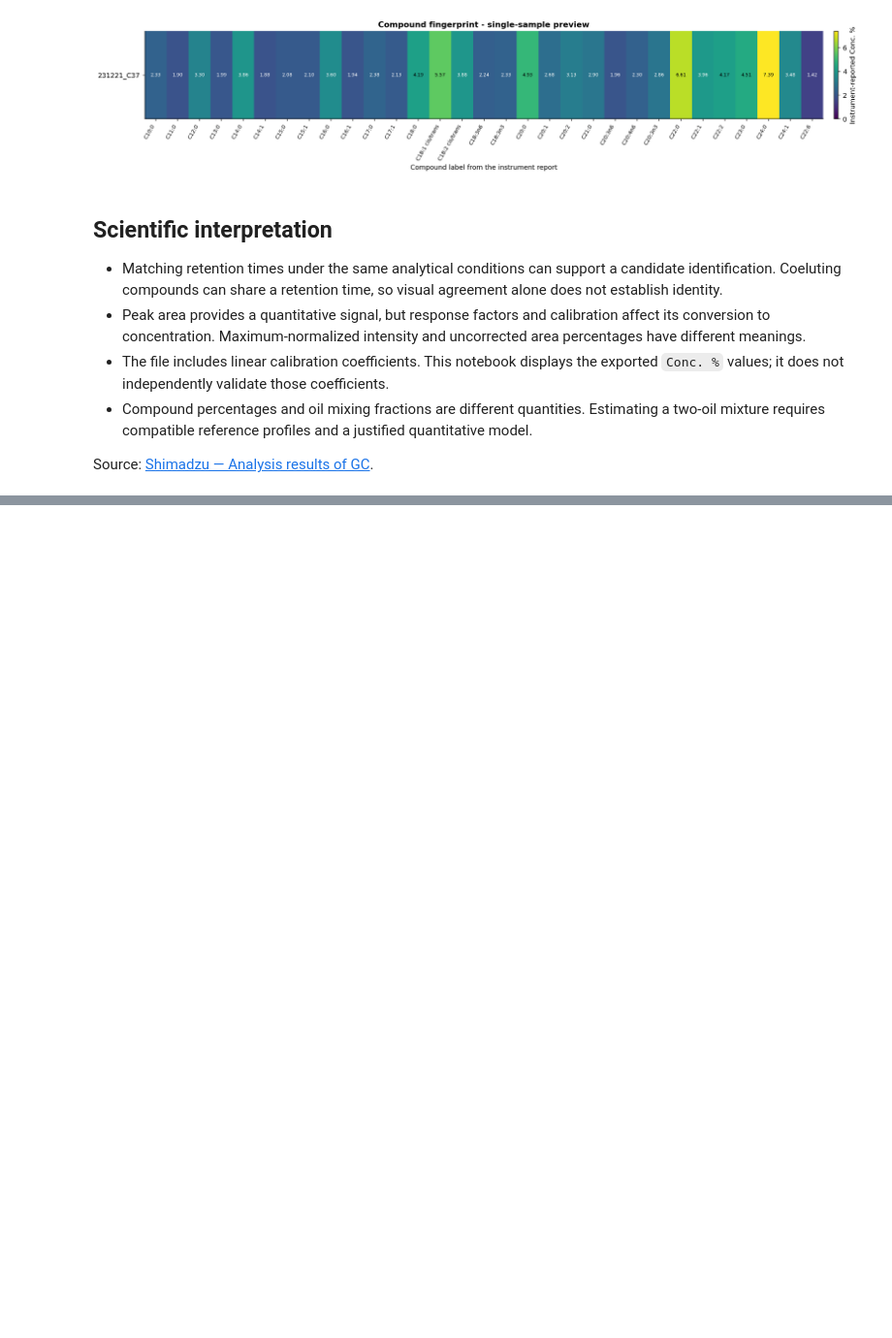
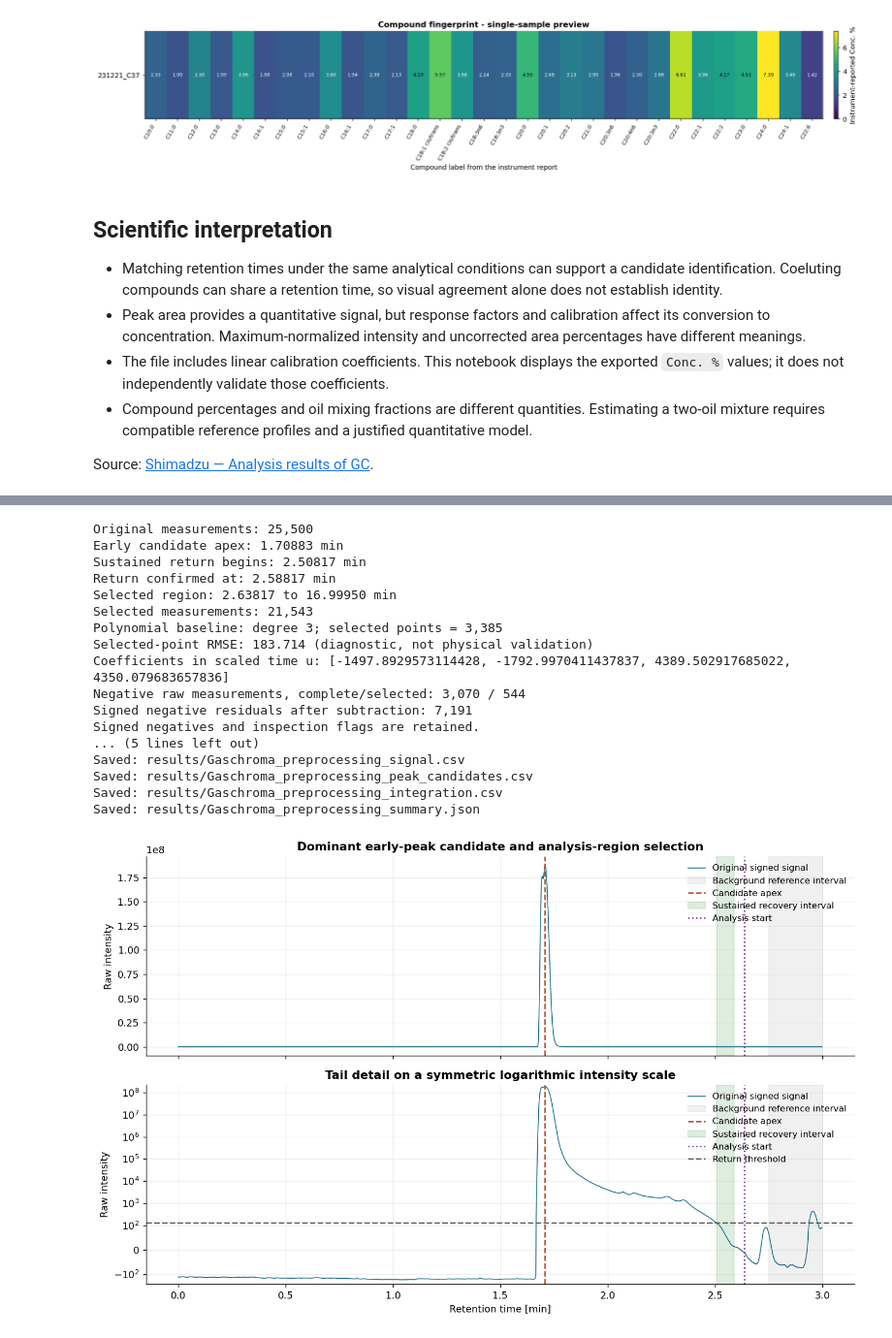
Before and after one commit to Mo-Kamrani/gas-chromatography-analysis, a Jupyter notebook: gas_chromatography.ipynb, the cells around one changed output, grey strips where cells are left out. Shown at 97% size. Drawn from its saved outputs; the diff is of its cells as text; code cells hidden in the pictures; blank space fills up the shorter version.

```diff
--- a/gas_chromatography.ipynb
+++ b/gas_chromatography.ipynb
@@ -580,0 +1066,20 @@ Source: [Shimadzu — Analysis results of GC](https://www.shimadzu.eu/service-su
+# %%
+def inspect_negative_values(raw_full, raw_selected, corrected, settings):
+    """Report signed negatives without rectification, clipping, or deletion."""
+    sigma = estimate_noise_sigma(corrected, settings["noise_floor"])
+    inspection_limit = settings["negative_sigma_factor"] * sigma
+    return {
+        "raw_full_negative_count": int(np.count_nonzero(raw_full < 0)),
+        "raw_selected_negative_count": int(np.count_nonzero(raw_selected < 0)),
+        "corrected_negative_count": int(np.count_nonzero(corrected < 0)),
+        "corrected_below_inspection_limit_count": int(np.count_nonzero(corrected < -inspection_limit)),
+        "minimum_corrected_intensity": float(np.min(corrected)),
+        "high_frequency_noise_sigma": sigma,
+        "negative_inspection_limit": float(-inspection_limit),
+        "policy": "preserve signed values",
+        "interpretation": (
+            "The noise estimate uses adjacent differences and can be low for correlated data. "
+            "Values below the limit are inspection flags, not evidence of absence or automatic errors. "
+            "Slow background deviations and genuine negative signals also contribute."
+        ),
+    }
@@ -580,0 +1613,48 @@ Source: [Shimadzu — Analysis results of GC](https://www.shimadzu.eu/service-su
+# %%
+preprocessing_lines = read_file(INPUT_PATH, ENCODING)
+preprocessing_time, preprocessing_raw = extract_chromatogram(preprocessing_lines, SECTION)
+preprocessed = preprocess_chromatogram(
+    preprocessing_time, preprocessing_raw, PREPROCESSING_SETTINGS, RUN_PEAK_PREVIEW,
+)
+print_preprocessing_summary(preprocessed)
+
+preprocessing_figures = {
+    "early_peak": plot_early_peak_selection(preprocessed, PREPROCESSING_SETTINGS, FIGURE_SIZE),
+    "baseline": plot_baseline_correction(preprocessed, FIGURE_SIZE),
+    "negative_values": plot_negative_value_inspection(preprocessed, FIGURE_SIZE),
+}
+if RUN_PEAK_PREVIEW:
+    preprocessing_figures["peak_preview"] = plot_peak_preview(
+        preprocessed, PREPROCESSING_SETTINGS, FIGURE_SIZE,
+    )
+    preprocessing_figures["integration"] = plot_integration_regions(
+        preprocessed, PREPROCESSING_SETTINGS, FIGURE_SIZE,
+    )
+if SAVE_PLOTS:
+    OUTPUT_DIRECTORY.mkdir(parents=True, exist_ok=True)
+    for name, figure in preprocessing_figures.items():
+        figure.savefig(OUTPUT_DIRECTORY / f"{PREPROCESSING_OUTPUT_PREFIX}_{name}.png", dpi=DPI)
+if SAVE_PREPROCESSING_TABLES:
+    saved_paths = save_preprocessing_results(preprocessed, OUTPUT_DIRECTORY, PREPROCESSING_OUTPUT_PREFIX)
+    for saved_path in saved_paths:
+        print(f"Saved: {saved_path}")
+plt.show()
+# %% [output]
+Original measurements: 25,500
+Early candidate apex: 1.70883 min
+Sustained return begins: 2.50817 min
+Return confirmed at: 2.58817 min
+Selected region: 2.63817 to 16.99950 min
+Selected measurements: 21,543
+Polynomial baseline: degree 3; selected points = 3,385
+Selected-point RMSE: 183.714 (diagnostic, not physical validation)
+Coefficients in scaled time u: [-1497.8929573114428, -1792.9970411437837, 4389.502917685022, 4350.079683657836]
+Negative raw measurements, complete/selected: 3,070 / 544
+Signed negative residuals after subtraction: 7,191
+Signed negatives and inspection flags are retained.
+... (5 lines left out)
+Saved: results/Gaschroma_preprocessing_signal.csv
+Saved: results/Gaschroma_preprocessing_peak_candidates.csv
+Saved: results/Gaschroma_preprocessing_integration.csv
+Saved: results/Gaschroma_preprocessing_summary.json
+[figure, added]
```
Also changed, not shown: parts of 29 cells of this notebook, 14 other files.
